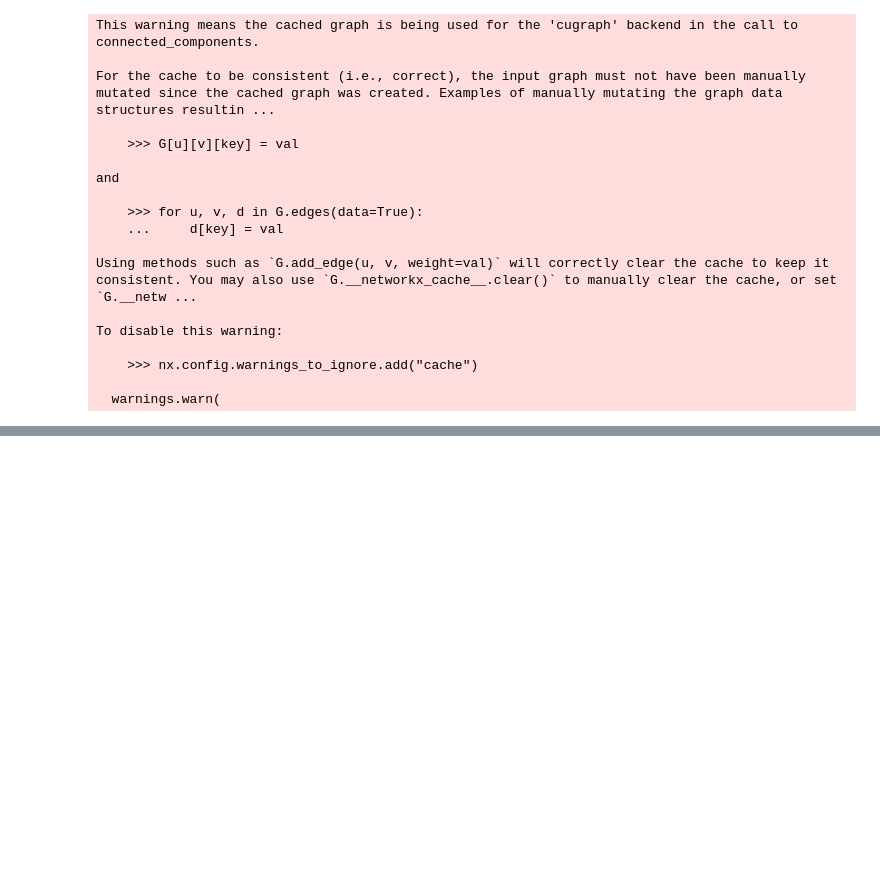
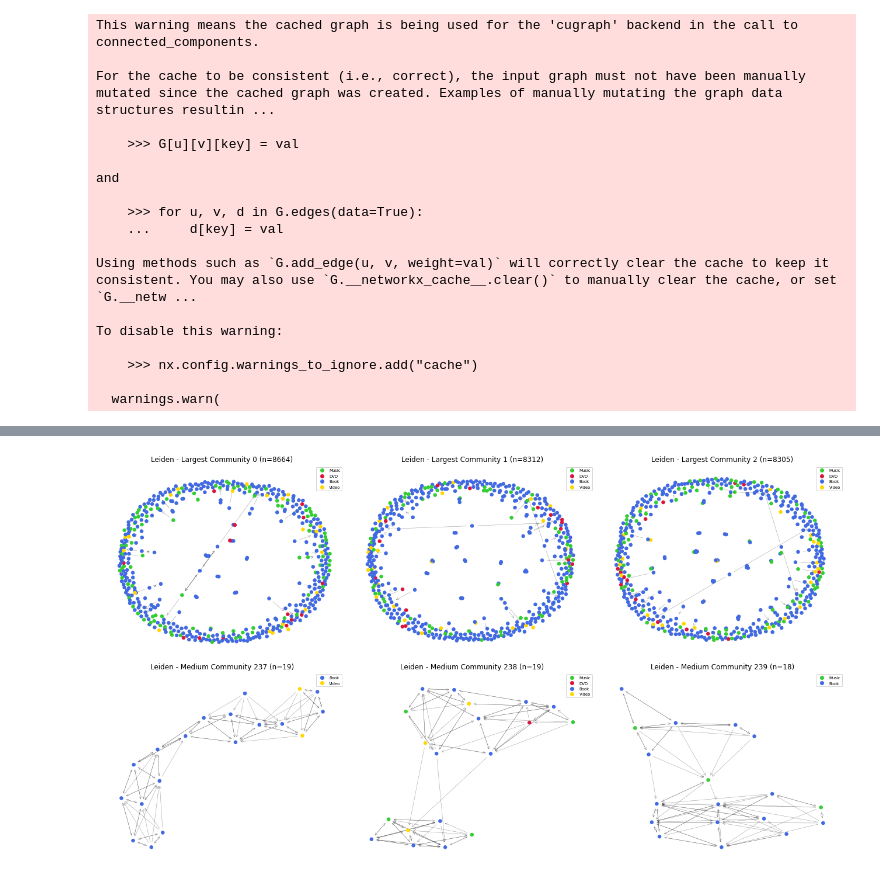
Before and after one commit to Miner-Lover/AmazonMining, a Jupyter notebook: community_detection.ipynb, the cells around one changed output, grey strips where cells are left out. Cells and saved outputs as stored; diff of their text form; code cells hidden in the pictures; blank space fills up the shorter version.

```diff
--- a/community_detection.ipynb
+++ b/community_detection.ipynb
@@ -319,3 +419,7 @@ visualize_community_sample(G, fluid_community, "Fluid", max_nodes=500)
+# %%
+visualize_community_sample(G, leiden_communities, "Leiden", max_nodes=500)
+# %% [output]
+[figure, added]
 # %%
 # TODO: Add Community column to products_cleaned_engineered.csv
 # TODO: Add community attribute to graph nodes and export the graph to xml and graphml
```
Also changed, not shown: parts of 11 cells of this notebook.
